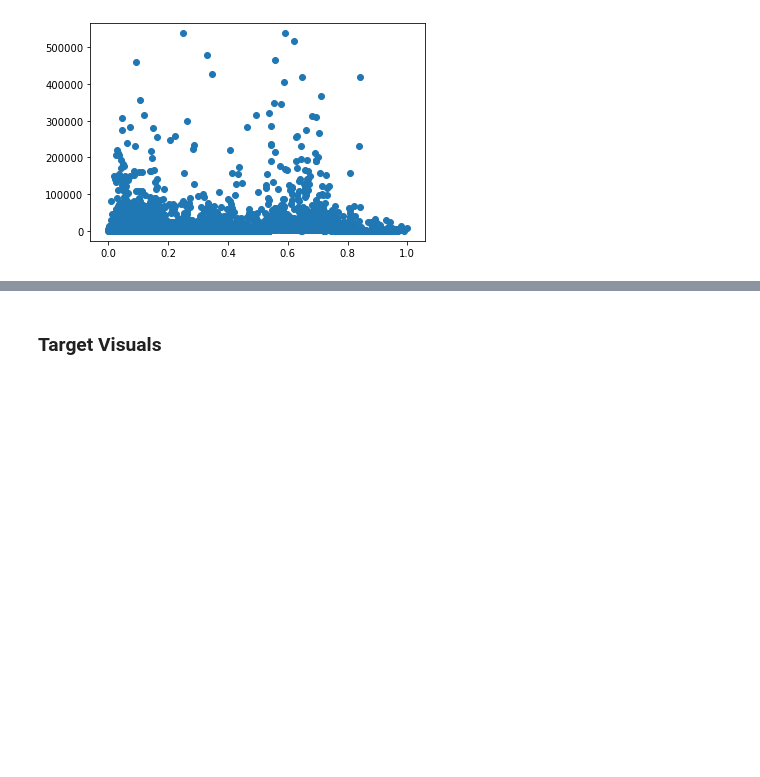
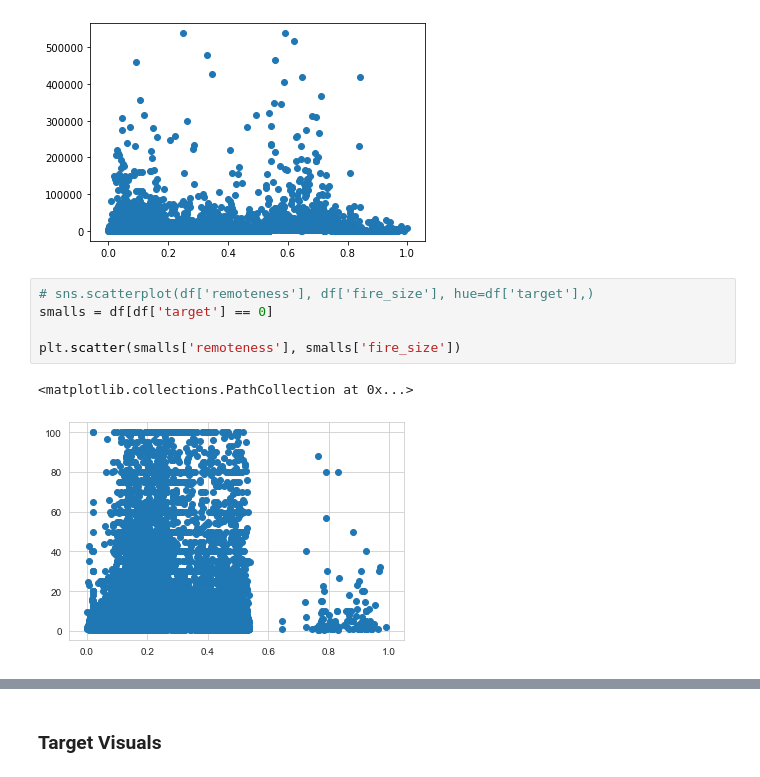
Before and after one commit to fernandez-justin/Forest_Fire_Classification, a Jupyter notebook: EDA_FE_notebook.ipynb, the cells around one changed output, grey strips where cells are left out. Drawn from its saved outputs; the diff is of its cells as text; blank space fills up the shorter version.

```diff
--- a/EDA_FE_notebook.ipynb
+++ b/EDA_FE_notebook.ipynb
@@ -157,3 +151,11 @@ plt.scatter(df['remoteness'],df['fire_size'])
 # %% [output]
 <matplotlib.collections.PathCollection at 0x...>
 [figure]
+# %%
+# sns.scatterplot(df['remoteness'], df['fire_size'], hue=df['target'],)
+smalls = df[df['target'] == 0]
+
+plt.scatter(smalls['remoteness'], smalls['fire_size'])
+# %% [output]
+<matplotlib.collections.PathCollection at 0x...>
+[figure, added]
```
Also changed, not shown: parts of 8 cells of this notebook, 1 other file.
